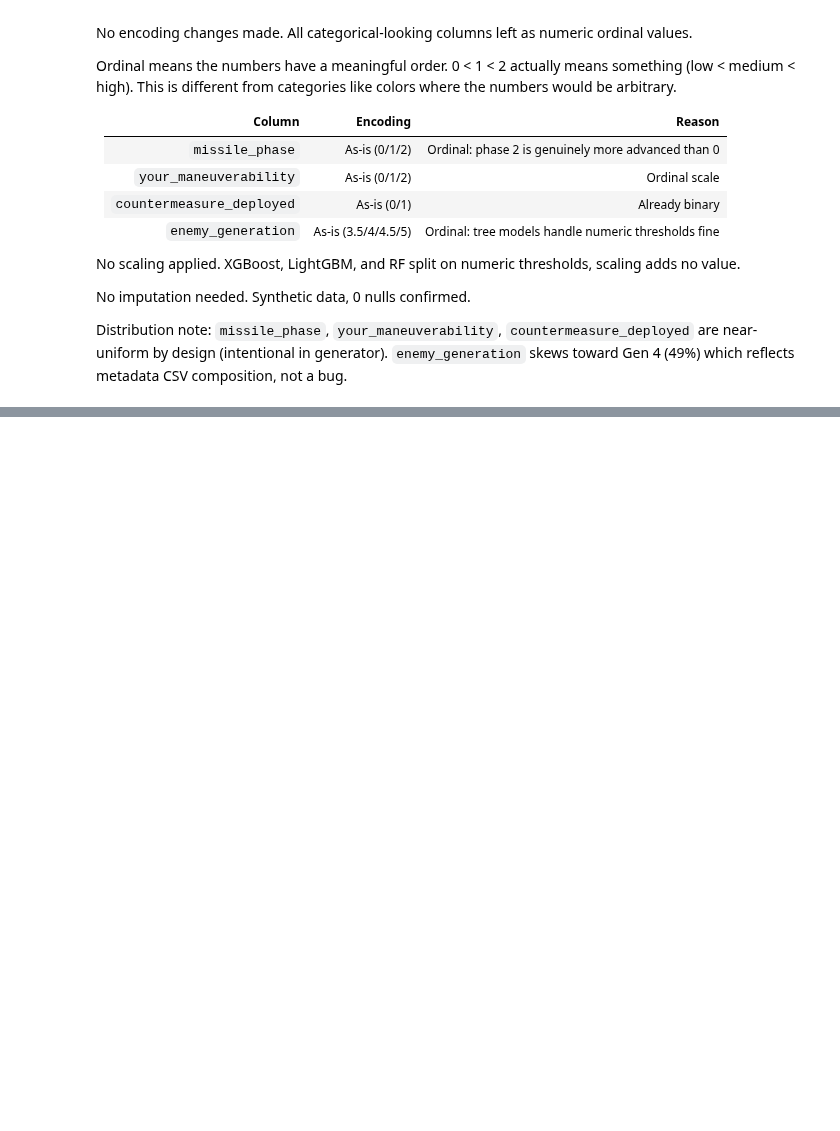
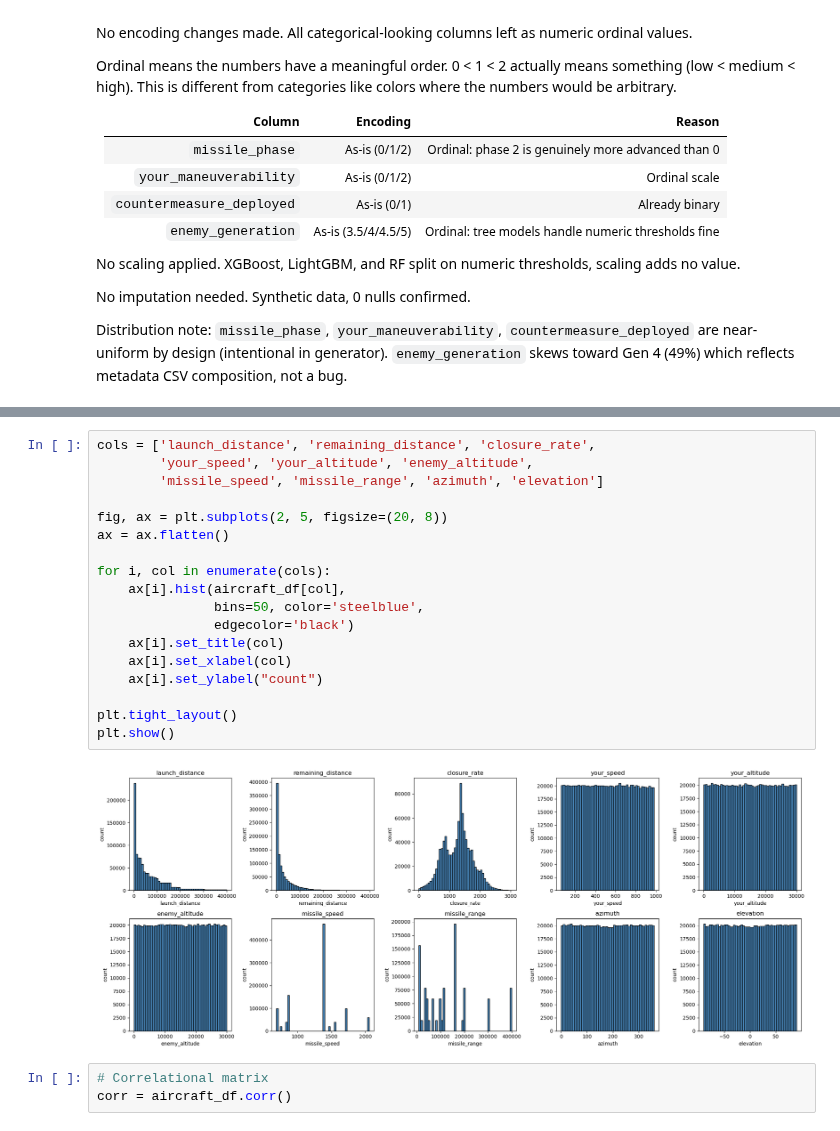
Before and after one commit to Eakempreet/ATAS_Project, a Jupyter notebook: notebooks/02_eta_regressor/02_eta_regressor.ipynb, the cells around one changed output, grey strips where cells are left out. Cells and saved outputs as stored; diff of their text form; blank space fills up the shorter version.

```diff
--- a/notebooks/02_eta_regressor/02_eta_regressor.ipynb
+++ b/notebooks/02_eta_regressor/02_eta_regressor.ipynb
@@ -392,0 +413,23 @@ Distribution note: `missile_phase`, `your_maneuverability`, `countermeasure_depl
+# %%
+cols = ['launch_distance', 'remaining_distance', 'closure_rate',
+        'your_speed', 'your_altitude', 'enemy_altitude',
+        'missile_speed', 'missile_range', 'azimuth', 'elevation']
+
+fig, ax = plt.subplots(2, 5, figsize=(20, 8))
+ax = ax.flatten()
+
+for i, col in enumerate(cols):
+    ax[i].hist(aircraft_df[col],
+               bins=50, color='steelblue',
+               edgecolor='black')
+    ax[i].set_title(col)
+    ax[i].set_xlabel(col)
+    ax[i].set_ylabel("count")
+
+plt.tight_layout()
+plt.show()
+# %% [output]
+[figure, added]
+# %%
+# Correlational matrix
+corr = aircraft_df.corr()
```
Also changed, not shown: parts of 6 cells of this notebook.
